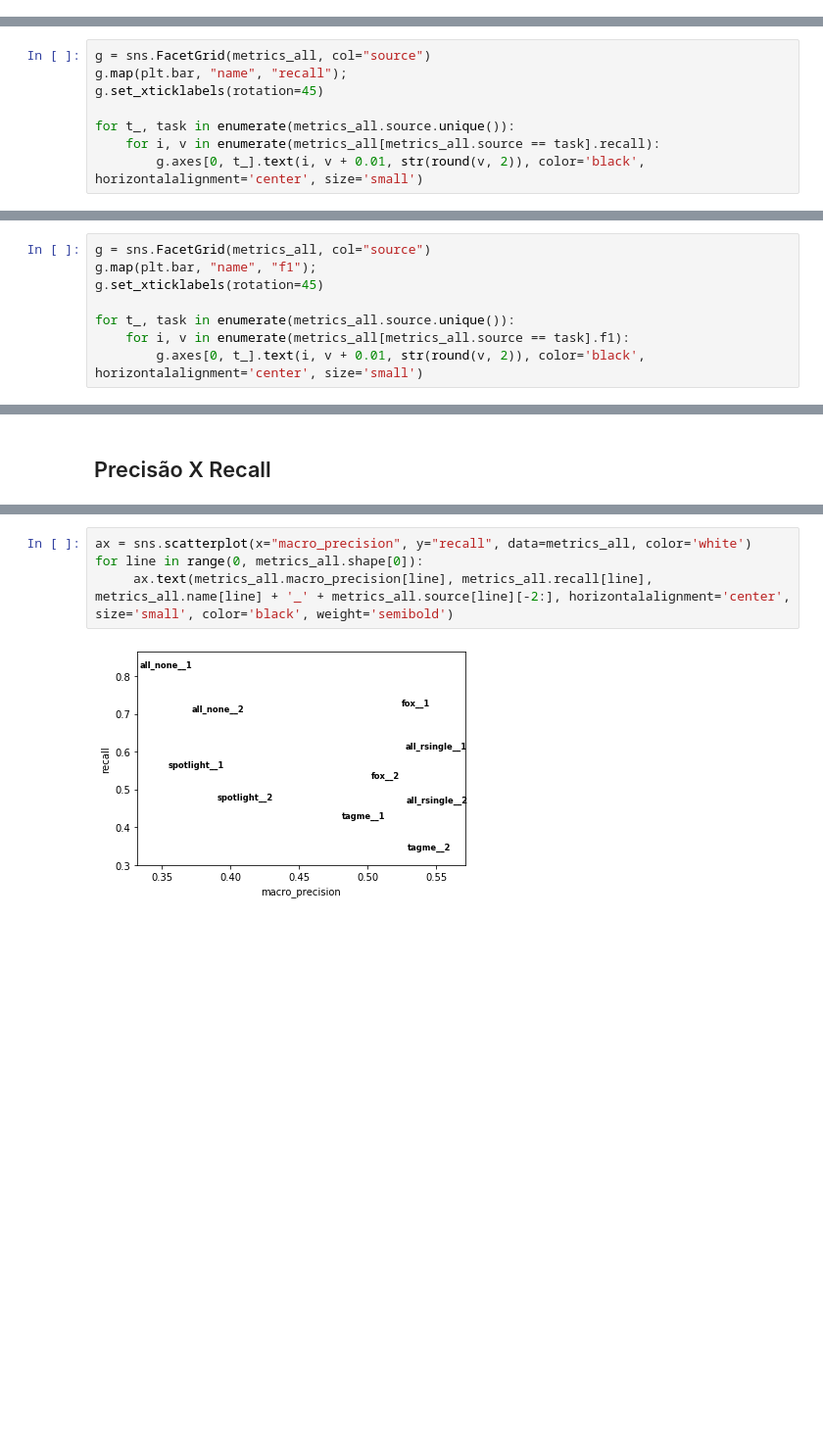
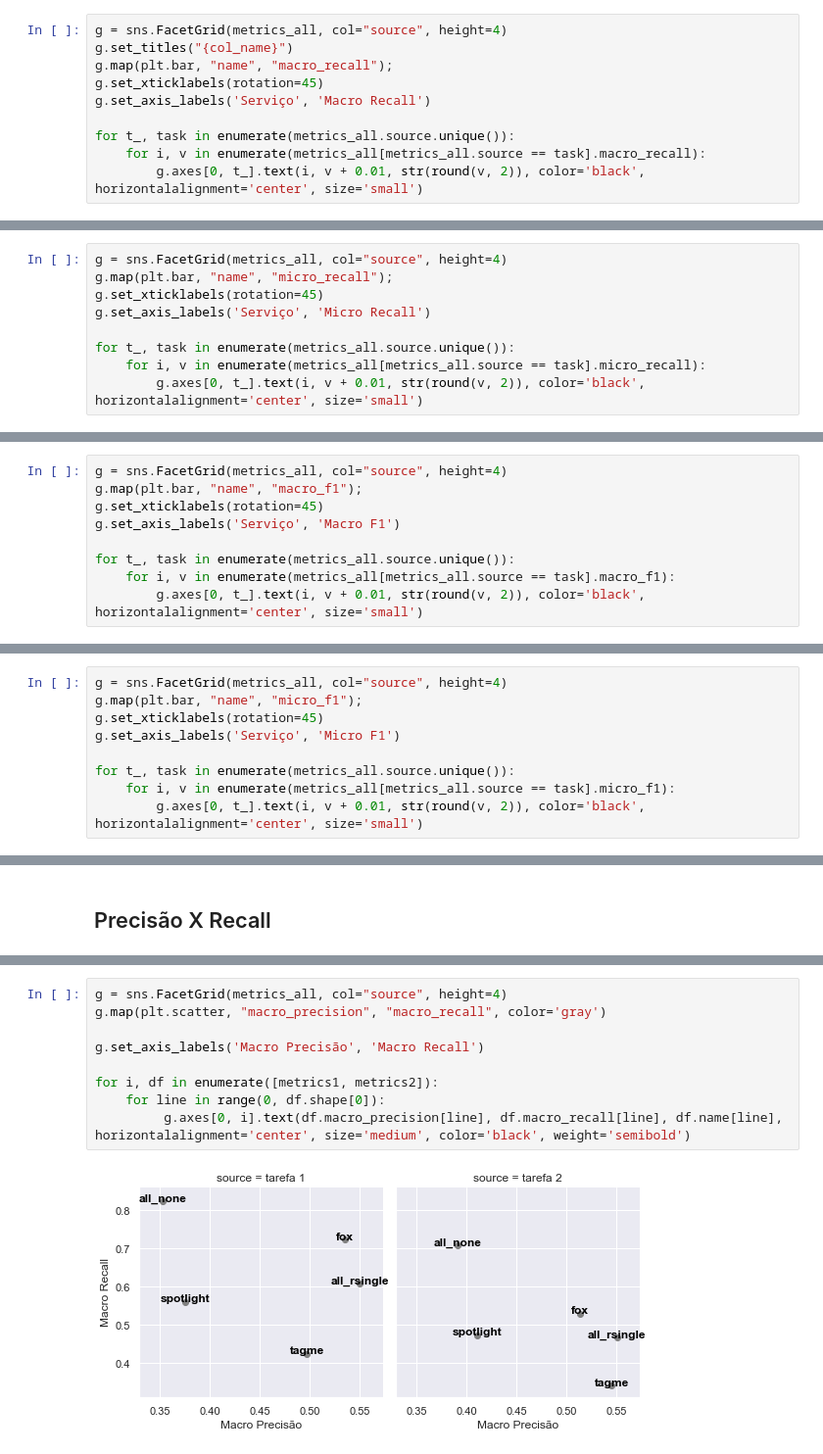
Before and after one commit to E-Trindade/citricus-validation, a Jupyter notebook: 2 - Data Visualization.ipynb, the cells around one changed output, grey strips where cells are left out. Shown at 98% size. Saved outputs shown, nothing was run; the diff lists cells and outputs as text; blank space fills up the shorter version.

```diff
--- a/2 - Data Visualization.ipynb
+++ b/2 - Data Visualization.ipynb
@@ -82,0 +112,10 @@ g.set_xticklabels(rotation=45)
+# %%
+g = sns.FacetGrid(metrics_all, col="source", height=4)
+g.set_titles("{col_name}")
+g.map(plt.bar, "name", "macro_recall");
+g.set_xticklabels(rotation=45)
+g.set_axis_labels('Serviço', 'Macro Recall')
+
+for t_, task in enumerate(metrics_all.source.unique()):
+    for i, v in enumerate(metrics_all[metrics_all.source == task].macro_recall):
+        g.axes[0, t_].text(i, v + 0.01, str(round(v, 2)), color='black', horizontalalignment='center', size='small')
@@ -83,9 +126,10 @@ g.set_xticklabels(rotation=45)
 # %%
-g = sns.FacetGrid(metrics_all, col="source")
-g.map(plt.bar, "name", "recall");
+g = sns.FacetGrid(metrics_all, col="source", height=4)
+g.map(plt.bar, "name", "micro_recall");
 g.set_xticklabels(rotation=45)
+g.set_axis_labels('Serviço', 'Micro Recall')
 
 for t_, task in enumerate(metrics_all.source.unique()):
-    for i, v in enumerate(metrics_all[metrics_all.source == task].recall):
+    for i, v in enumerate(metrics_all[metrics_all.source == task].micro_recall):
         g.axes[0, t_].text(i, v + 0.01, str(round(v, 2)), color='black', horizontalalignment='center', size='small')
 # %% [output]
@@ -102,9 +141,10 @@ g.set_xticklabels(rotation=45)
 # %%
-g = sns.FacetGrid(metrics_all, col="source")
-g.map(plt.bar, "name", "f1");
+g = sns.FacetGrid(metrics_all, col="source", height=4)
+g.map(plt.bar, "name", "macro_f1");
 g.set_xticklabels(rotation=45)
+g.set_axis_labels('Serviço', 'Macro F1')
 
 for t_, task in enumerate(metrics_all.source.unique()):
-    for i, v in enumerate(metrics_all[metrics_all.source == task].f1):
+    for i, v in enumerate(metrics_all[metrics_all.source == task].macro_f1):
         g.axes[0, t_].text(i, v + 0.01, str(round(v, 2)), color='black', horizontalalignment='center', size='small')
 # %% [output]
@@ -118,0 +154,9 @@ g.set_xticklabels(rotation=45)
+# %%
+g = sns.FacetGrid(metrics_all, col="source", height=4)
+g.map(plt.bar, "name", "micro_f1");
+g.set_xticklabels(rotation=45)
+g.set_axis_labels('Serviço', 'Micro F1')
+
+for t_, task in enumerate(metrics_all.source.unique()):
+    for i, v in enumerate(metrics_all[metrics_all.source == task].micro_f1):
+        g.axes[0, t_].text(i, v + 0.01, str(round(v, 2)), color='black', horizontalalignment='center', size='small')
@@ -123,6 +169,11 @@ g.set_xticklabels(rotation=45)
 # %%
-ax = sns.scatterplot(x="macro_precision", y="recall", data=metrics_all, color='white')
-for line in range(0, metrics_all.shape[0]):
-     ax.text(metrics_all.macro_precision[line], metrics_all.recall[line], metrics_all.name[line] + '_' + metrics_all.source[line][-2:], horizontalalignment='center', size='small', color='black', weight='semibold')
+g = sns.FacetGrid(metrics_all, col="source", height=4)
+g.map(plt.scatter, "macro_precision", "macro_recall", color='gray')
+
+g.set_axis_labels('Macro Precisão', 'Macro Recall')
+
+for i, df in enumerate([metrics1, metrics2]):
+    for line in range(0, df.shape[0]):
+         g.axes[0, i].text(df.macro_precision[line], df.macro_recall[line], df.name[line], horizontalalignment='center', size='medium', color='black', weight='semibold')
 # %% [output]
-[figure, old version]
+[figure, new version]
```
Also changed, not shown: parts of 25 cells of this notebook.
